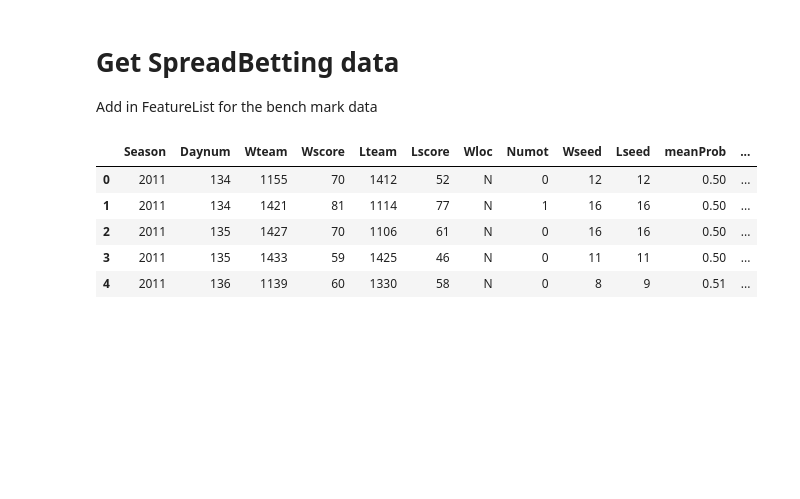
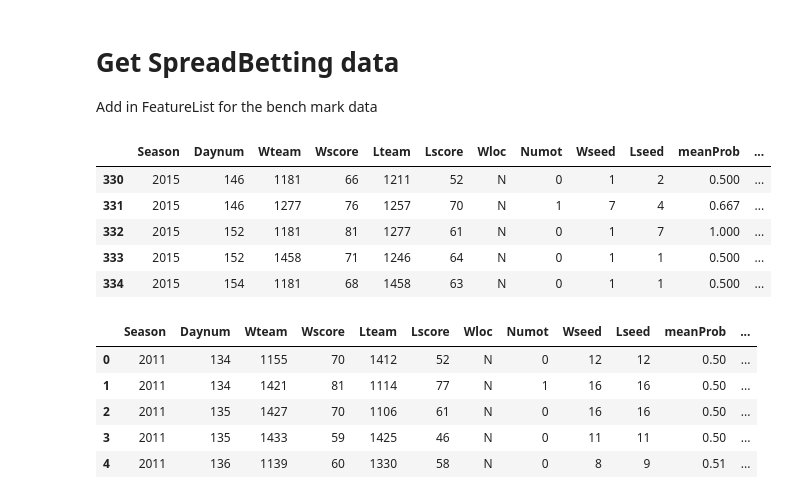
Before and after one commit to dtamayo/NCAAbasketball, a Jupyter notebook: bettingbenchmark.ipynb, the cells around one changed output. Drawn from its saved outputs; the diff is of its cells as text; code cells hidden in the pictures; blank space fills up the shorter version.

```diff
--- a/bettingbenchmark.ipynb
+++ b/bettingbenchmark.ipynb
@@ -28,3 +31,12 @@ Add in FeatureList for the bench mark data
+# %%
+tourney_seeddf.tail()
+# %% [output]
+|  | Season | Daynum | Wteam | Wscore | Lteam | Lscore | Wloc | Numot | Wseed | Lseed | meanProb | ... |
+| 330 | 2015 | 146 | 1181 | 66 | 1211 | 52 | N | 0 | 1 | 2 | 0.500 | ... |
+| 331 | 2015 | 146 | 1277 | 76 | 1257 | 70 | N | 1 | 7 | 4 | 0.667 | ... |
+| 332 | 2015 | 152 | 1181 | 81 | 1277 | 61 | N | 0 | 1 | 7 | 1.000 | ... |
+| 333 | 2015 | 152 | 1458 | 71 | 1246 | 64 | N | 0 | 1 | 1 | 0.500 | ... |
+| 334 | 2015 | 154 | 1181 | 68 | 1458 | 63 | N | 0 | 1 | 1 | 0.500 | ... |
 # %%
 tourney_seeddf = pd.read_csv('data/TourneySeedBetting.csv')
 #need two features to run SVM, let's use the seeds difference first.
```
Also changed, not shown: parts of 1 cell of this notebook, 2 other files.
